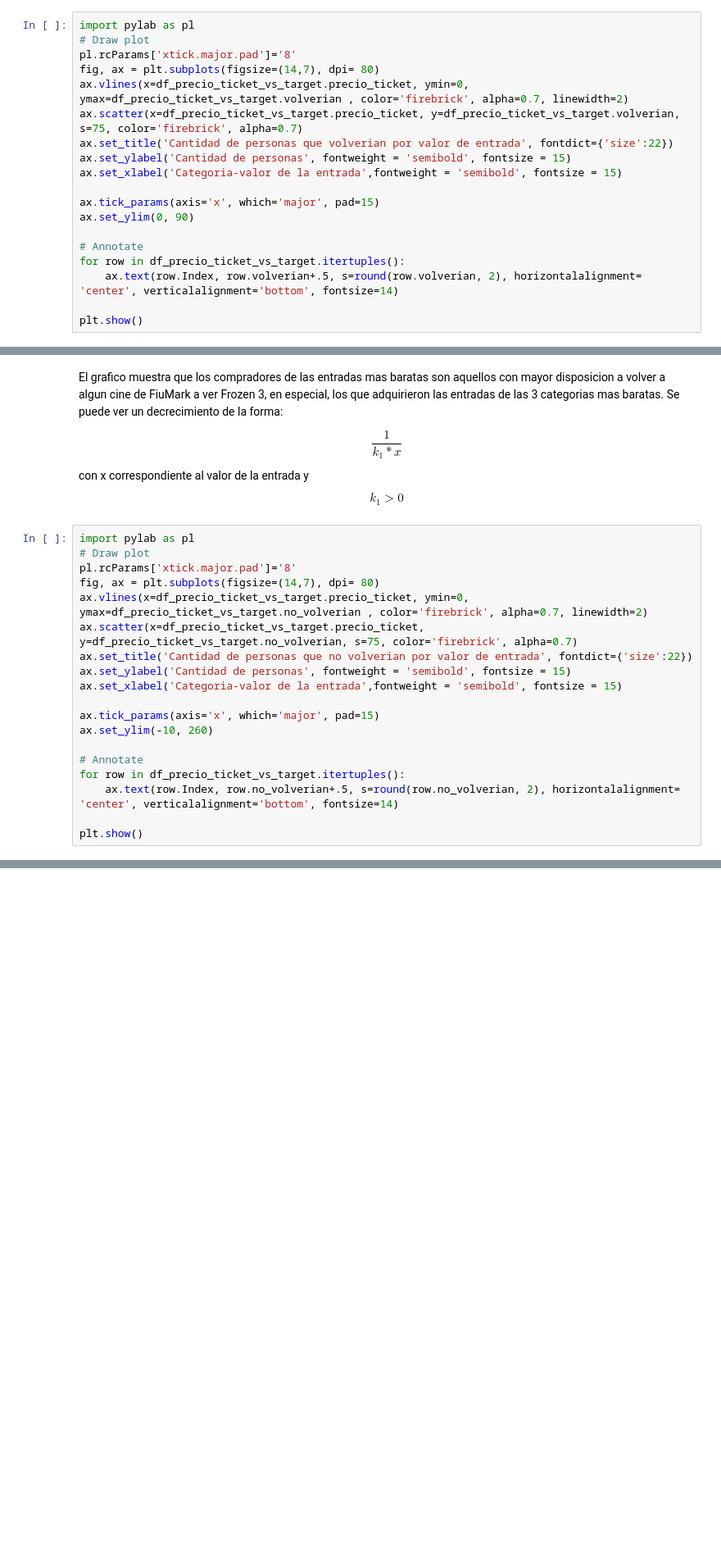
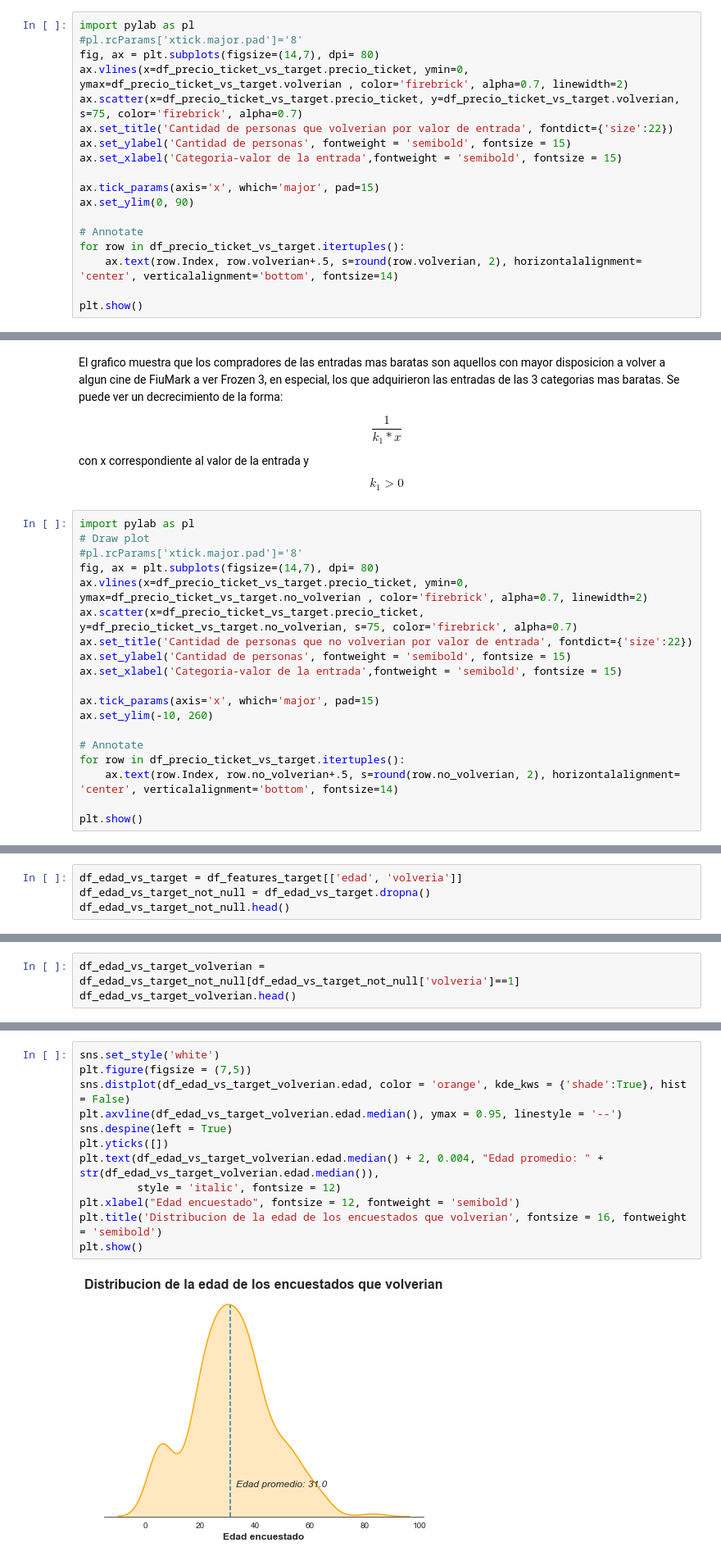
Before and after one commit to lionelguglielmone/OrgaDeCompusTP, a Jupyter notebook: tp1_main.ipynb, the cells around one changed output, grey strips where cells are left out. Shown: that part at 82% size. Drawn from its saved outputs; the diff is of its cells as text; blank space fills up the shorter version.

Commit message:
nueva visualizacion

```diff
--- a/tp1_main.ipynb
+++ b/tp1_main.ipynb
@@ -475,8 +475,7 @@ df_precio_ticket_vs_target
 | 19 | 50 | 0 | 2 | 2 |
 # %%
 import pylab as pl
-# Draw plot
-pl.rcParams['xtick.major.pad']='8'
+#pl.rcParams['xtick.major.pad']='8'
 fig, ax = plt.subplots(figsize=(14,7), dpi= 80)
 ax.vlines(x=df_precio_ticket_vs_target.precio_ticket, ymin=0, ymax=df_precio_ticket_vs_target.volverian , color='firebrick', alpha=0.7, linewidth=2)
 ax.scatter(x=df_precio_ticket_vs_target.precio_ticket, y=df_precio_ticket_vs_target.volverian, s=75, color='firebrick', alpha=0.7)
@@ -504,7 +503,7 @@ con x correspondiente al valor de la entrada y \begin{equation*} k_1>0 \end{equa
 # %%
 import pylab as pl
 # Draw plot
-pl.rcParams['xtick.major.pad']='8'
+#pl.rcParams['xtick.major.pad']='8'
 fig, ax = plt.subplots(figsize=(14,7), dpi= 80)
 ax.vlines(x=df_precio_ticket_vs_target.precio_ticket, ymin=0, ymax=df_precio_ticket_vs_target.no_volverian , color='firebrick', alpha=0.7, linewidth=2)
 ax.scatter(x=df_precio_ticket_vs_target.precio_ticket, y=df_precio_ticket_vs_target.no_volverian, s=75, color='firebrick', alpha=0.7)
@@ -534,0 +536,4 @@ Lo que es esencial a este grafico es que ignorando las primeras categorias del v
+# %%
+df_edad_vs_target = df_features_target[['edad', 'volveria']]
+df_edad_vs_target_not_null = df_edad_vs_target.dropna()
+df_edad_vs_target_not_null.head()
@@ -534,0 +547,3 @@ Lo que es esencial a este grafico es que ignorando las primeras categorias del v
+# %%
+df_edad_vs_target_volverian = df_edad_vs_target_not_null[df_edad_vs_target_not_null['volveria']==1]
+df_edad_vs_target_volverian.head()
@@ -534,0 +567,14 @@ Lo que es esencial a este grafico es que ignorando las primeras categorias del v
+# %%
+sns.set_style('white')
+plt.figure(figsize = (7,5))
+sns.distplot(df_edad_vs_target_volverian.edad, color = 'orange', kde_kws = {'shade':True}, hist = False)
+plt.axvline(df_edad_vs_target_volverian.edad.median(), ymax = 0.95, linestyle = '--')
+sns.despine(left = True)
+plt.yticks([])
+plt.text(df_edad_vs_target_volverian.edad.median() + 2, 0.004, "Edad promedio: " + str(df_edad_vs_target_volverian.edad.median()),
+         style = 'italic', fontsize = 12)
+plt.xlabel("Edad encuestado", fontsize = 12, fontweight = 'semibold')
+plt.title('Distribucion de la edad de los encuestados que volverian', fontsize = 16, fontweight = 'semibold')
+plt.show()
+# %% [output]
+[figure, added]
```
Also changed, not shown: parts of 5 cells of this notebook.
